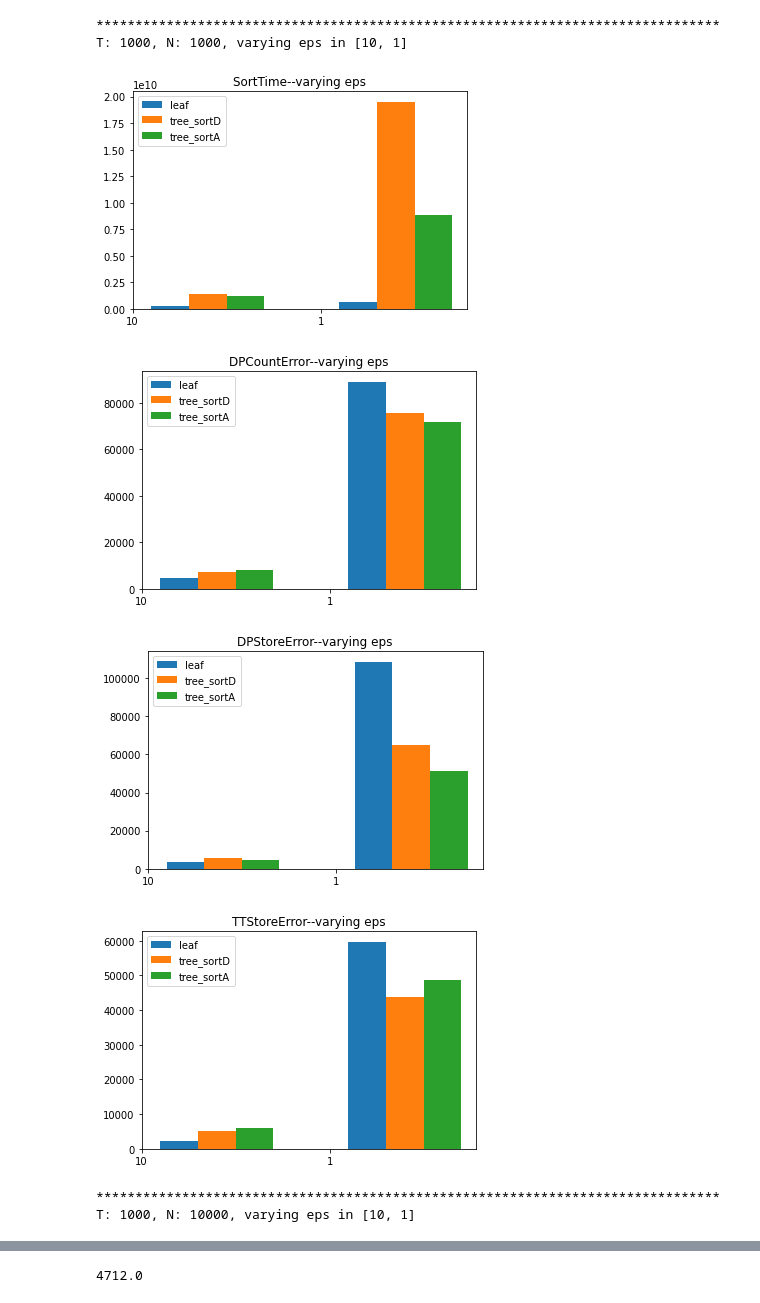
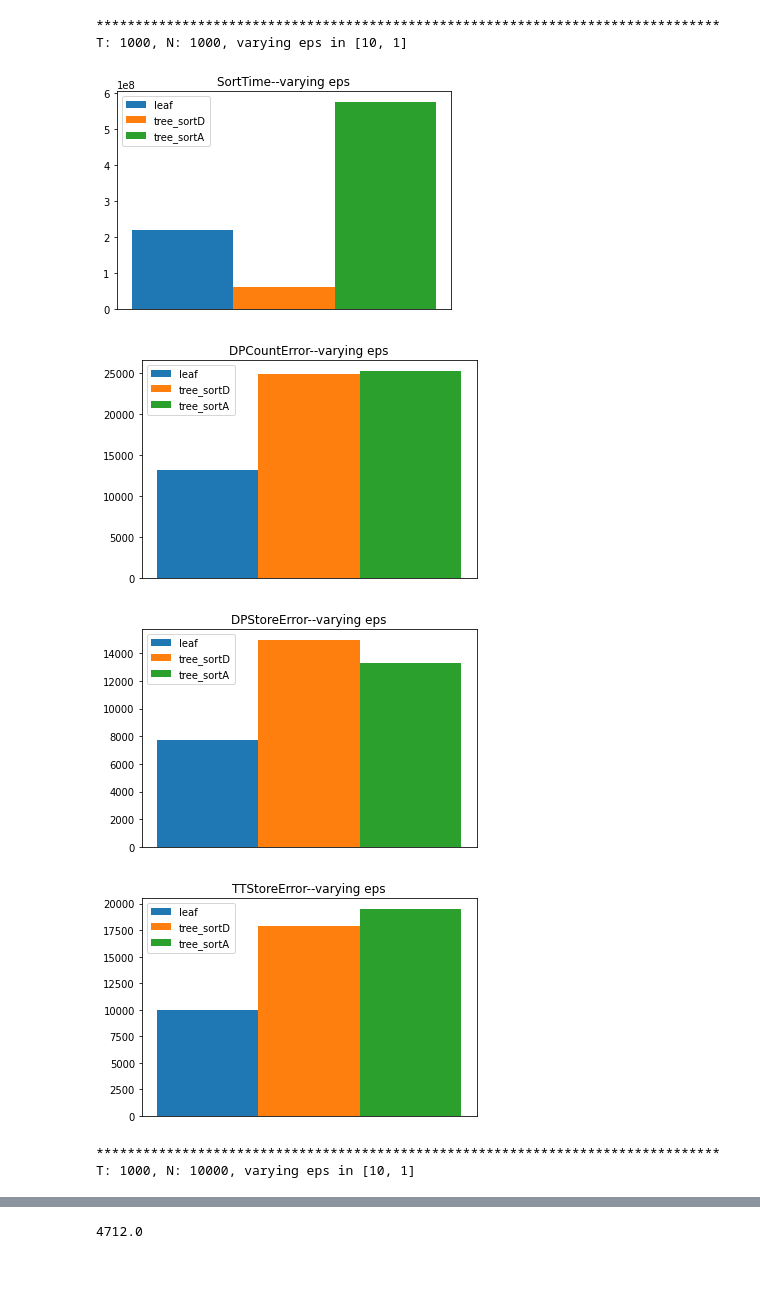
Before and after one commit to ypzhang725/Longshot, a Jupyter notebook: emp-sh2pc/newResultsPY/plot_full_new.ipynb, the cells around one changed output, grey strips where cells are left out. Saved outputs shown, nothing was run; the diff lists cells and outputs as text; code cells hidden in the pictures; blank space fills up the shorter version.

```diff
--- a/emp-sh2pc/newResultsPY/plot_full_new.ipynb
+++ b/emp-sh2pc/newResultsPY/plot_full_new.ipynb
@@ -235,20 +237,20 @@ def plotNorEps(p1, p2, p3, NorEps): #eps: T, N, epsList or N: T, eps, NList
 # %%
 # runtime and accuracy
 #print("********************************************************************************")
 #print("T: 10, N: 100, varying eps in [10, 1, 0.1]")
 #plotNorEps(10, 100, [10, 1, 0.1], "eps")  # T, N, epsList
 print("********************************************************************************")
 print("T: 1000, N: 1000, varying eps in [10, 1]")
-plotNorEps(1000, 1000, [10, 1], "eps")  # T, N, epsList
+plotNorEps(1000, 1000, [10], "eps")  # T, N, epsList
 print("********************************************************************************")
 print("T: 1000, N: 10000, varying eps in [10, 1]")
-plotNorEps(1000, 10000, [10, 1], "eps")  # T, N, epsList
+plotNorEps(1000, 100, [10], "eps")  # T, N, epsList
 # %% [output]
 ********************************************************************************
 T: 1000, N: 1000, varying eps in [10, 1]
-[figure, old version]
+[figure, new version]
-[figure, old version]
+[figure, new version]
-[figure, old version]
+[figure, new version]
-[figure, old version]
+[figure, new version]
 ********************************************************************************
 T: 1000, N: 10000, varying eps in [10, 1]
```
Also changed, not shown: parts of 5 cells of this notebook, 5 other files.
